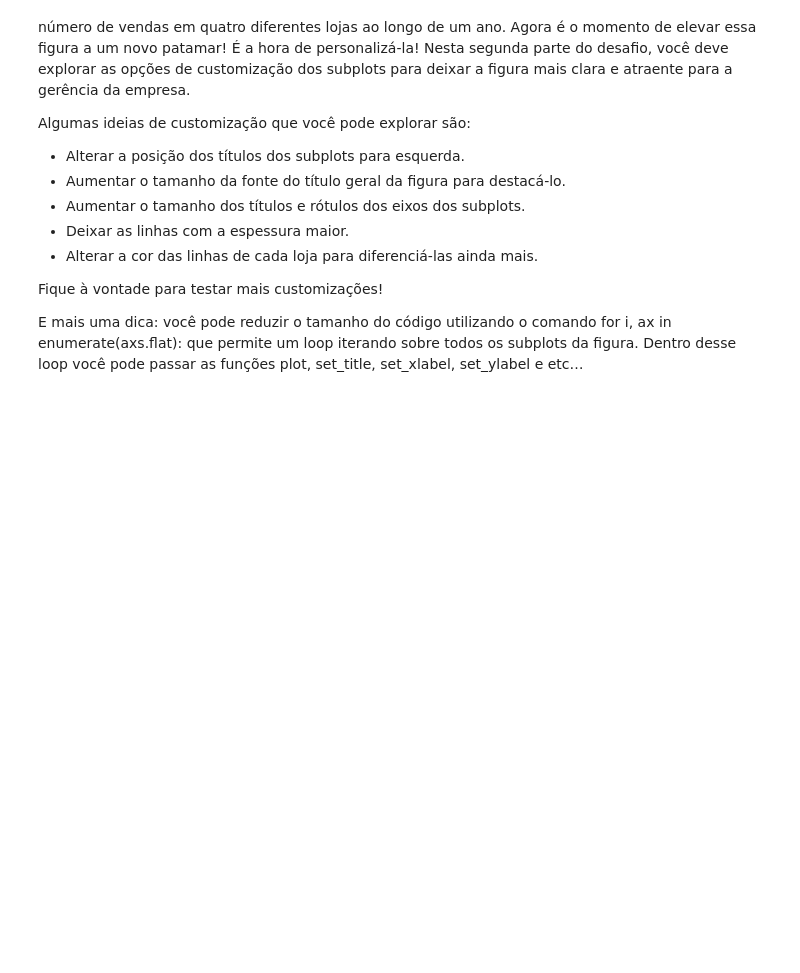
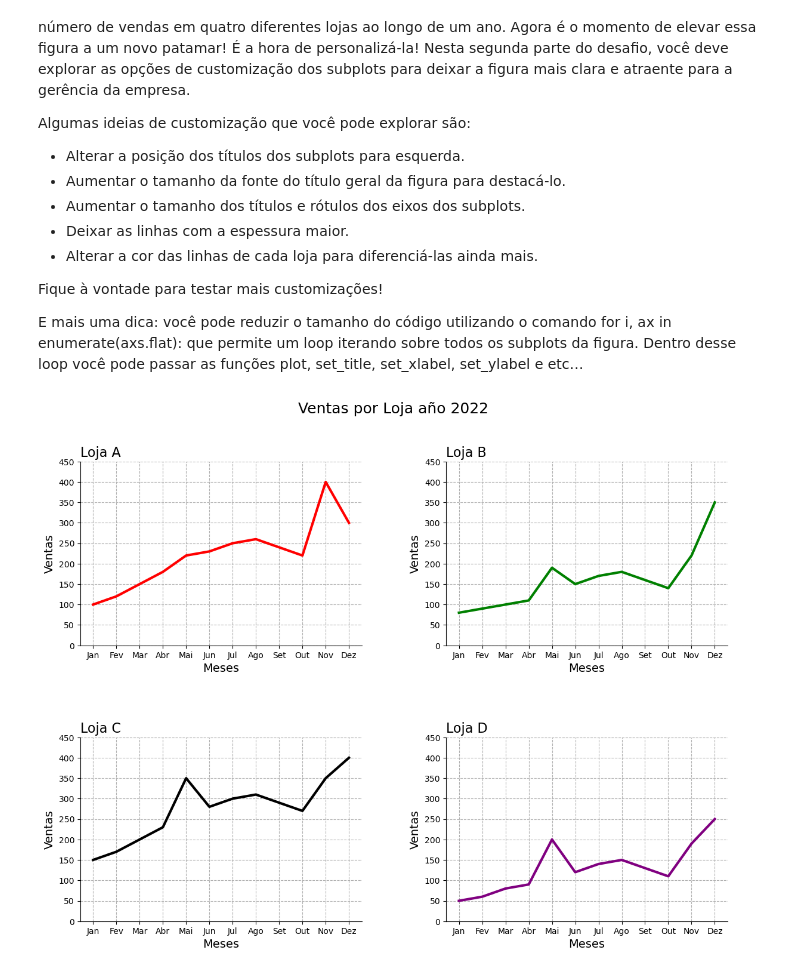
Before and after one commit to ygor-github/data_visualization, a Jupyter notebook: desafios.ipynb, the cells around one changed output. Drawn from its saved outputs; the diff is of its cells as text; code cells hidden in the pictures; blank space fills up the shorter version.

Commit message:
Resolviendo desafio customización de grafico

```diff
--- a/desafios.ipynb
+++ b/desafios.ipynb
@@ -206,3 +206,44 @@ Algumas ideias de customização que você pode explorar são:
 Fique à vontade para testar mais customizações!
 
 E mais uma dica: você pode reduzir o tamanho do código utilizando o comando for i, ax in enumerate(axs.flat): que permite um loop iterando sobre todos os subplots da figura. Dentro desse loop você pode passar as funções plot, set_title, set_xlabel, set_ylabel e etc…
+# %%
+# Creación del gráfico
+
+meses = df_ventas.columns # Definiendo los meses, basado el las columnas del df
+fig, axs = plt.subplots(2,2, figsize=(14,10)) #Creando grilla de 2x2
+fig.subplots_adjust(hspace=0.5, wspace=0.3) #Agregando espaciado entre graficos
+fig.suptitle('Ventas por Loja año 2022', fontsize=18) # Agregando titulo de la figura
+
+
+#Creando gráfico 1
+axs[0,0].plot(df_ventas.loc['A', meses], color="red", lw=3)
+axs[0,0].set_title('Loja A', loc="left", fontsize=16)
+
+#Creando gráfico 2
+axs[0,1].plot(df_ventas.loc['B', meses],color="green", lw=3)
+axs[0,1].set_title('Loja B', loc="left", fontsize=16)
+
+#Creando gráfico 3
+axs[1,0].plot(df_ventas.loc['C', meses],color="black", lw=3)
+axs[1,0].set_title('Loja C',loc="left", fontsize=16)
+
+#Creando gráfico 4
+axs[1,1].plot(df_ventas.loc['D', meses], color="purple", lw=3)
+axs[1,1].set_title('Loja D', loc="left", fontsize=16)
+
+#Definiendo limites del eje y
+ymin = 0
+ymax = 450
+
+
+for ax in axs.ravel():
+    ax.set_xlabel('Meses', fontsize=14) # Aplicando etiquetas eje x
+    ax.set_ylabel('Ventas', fontsize=14) # Aplicando etiquetas eje y
+    ax.set_ylim(ymin, ymax) # Aplicando limintes Y
+    ax.grid(linestyle="--")# Aplicando grilla dentro de gráfico
+    ax.spines['top'].set_visible(False) #Eliminando la linea del top
+    ax.spines['right'].set_visible(False) #Eliminando la linea derecha
+
+plt.show()
+# %% [output]
+[figure, added]
```
Also changed, not shown: parts of 1 cell of this notebook.
